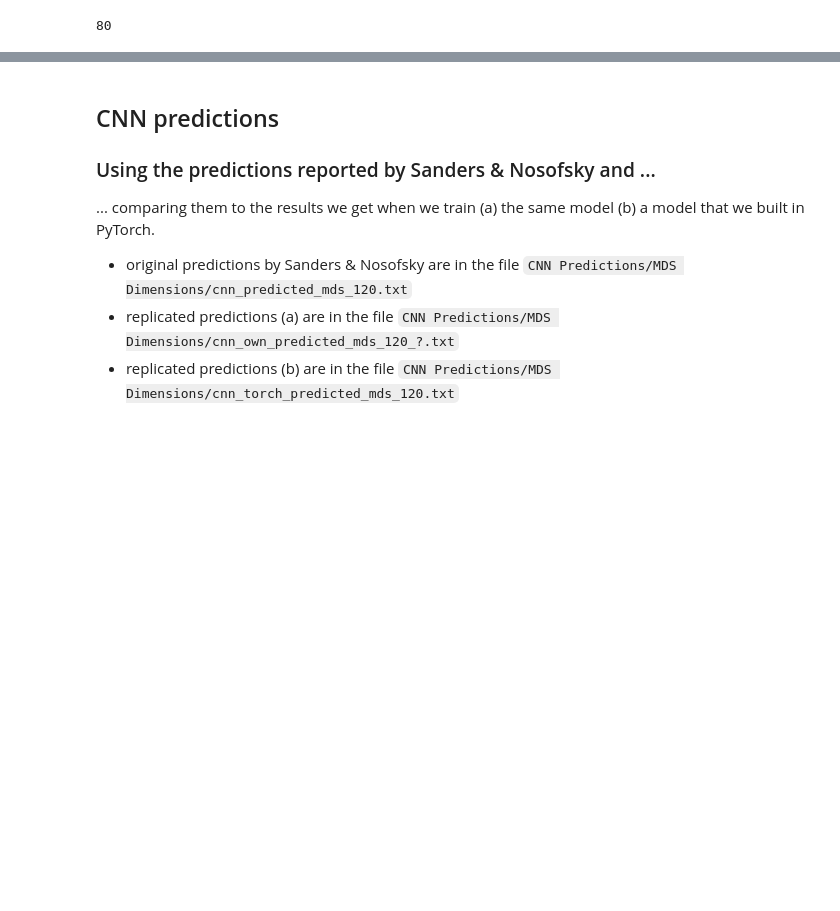
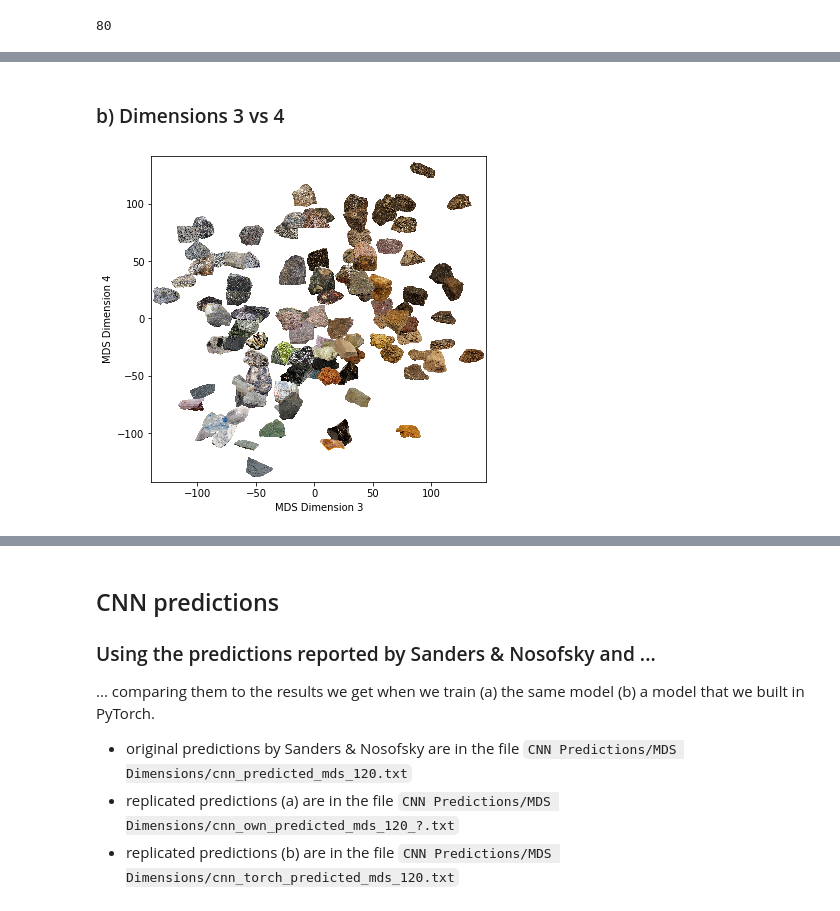
Before and after one commit to dominikpegler/mds_cnn, a Jupyter notebook: sanders_nosofsky_2020/mds.ipynb, the cells around one changed output, grey strips where cells are left out. Cells and saved outputs as stored; diff of their text form; code cells hidden in the pictures; blank space fills up the shorter version.

```diff
--- a/sanders_nosofsky_2020/mds.ipynb
+++ b/sanders_nosofsky_2020/mds.ipynb
@@ -246,0 +249,6 @@ plot_dims(1, 2, pts, rock_images)
+# %% [markdown]
+### b) Dimensions 3 vs 4
+# %%
+plot_dims(3, 4, pts, rock_images)
+# %% [output]
+[figure, added]
```
Also changed, not shown: parts of 12 cells of this notebook.
